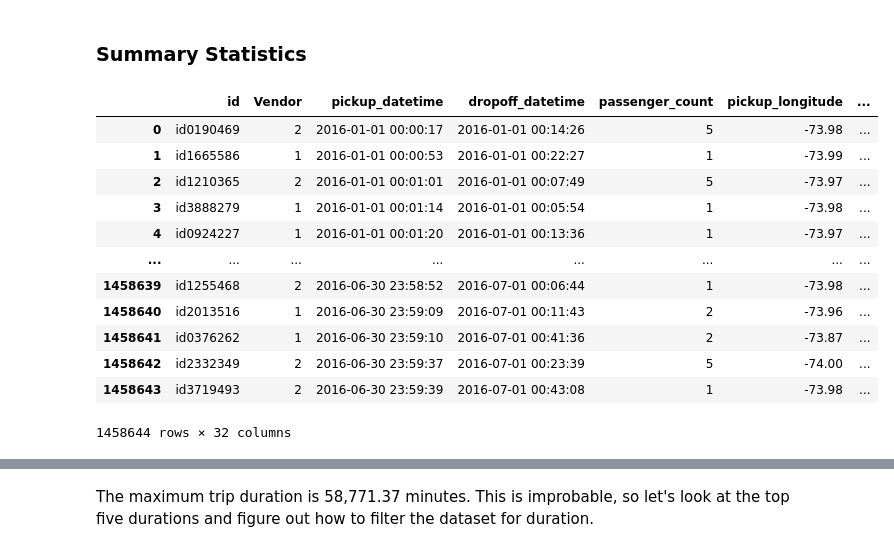
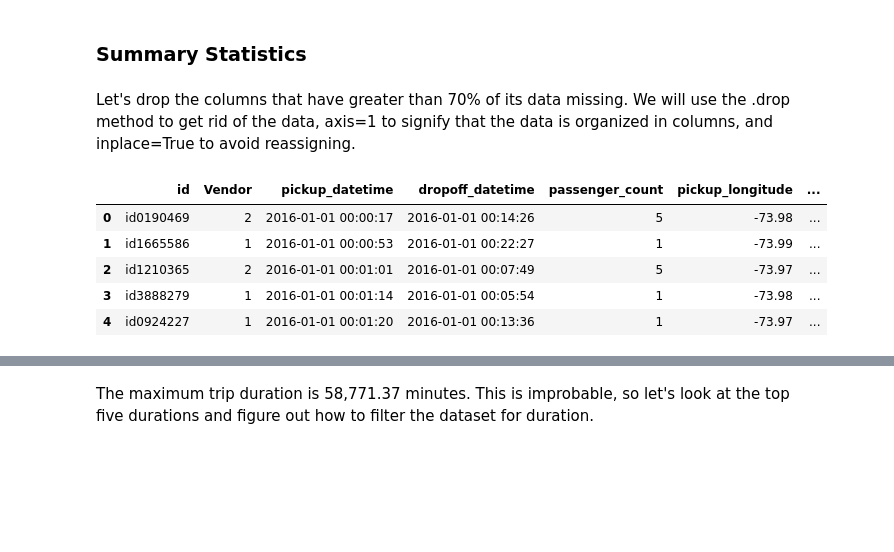
Before and after one commit to jrisdana/CapstoneTwo, a Jupyter notebook: Notebooks/NYC Taxi Duration Data Wrangling.ipynb, the cells around one changed output, grey strips where cells are left out. Saved outputs shown, nothing was run; the diff lists cells and outputs as text; code cells hidden in the pictures; blank space fills up the shorter version.

```diff
--- a/Notebooks/NYC Taxi Duration Data Wrangling.ipynb
+++ b/Notebooks/NYC Taxi Duration Data Wrangling.ipynb
@@ -423,32 +369,24 @@ There are only missing values in the weather dataset. The mix of no missing valu
 We can try to impute missing values for Wind Speed, Visibility, Pressure, Humidity, Dewpoint and Temperature using characteristics of the dataset such as the time of month and the conditions recorded.
 # %% [markdown]
 ### Summary Statistics
+# %% [markdown]
+Let's drop the columns that have greater than 70% of its data missing. We will use the .drop method to get rid of the data, axis=1 to signify that the data is organized in columns, and inplace=True to avoid reassigning.
 # %%
-# Use .drop method, axis = 1(columns), use inplace=True to avoid reassigning.
-# Drop all from Wind Chill to Precipitation
-## Also drop both Wind Gust columns
 merged_df.drop(columns = ['WindGust_mph',
                           'WindGust_kph',
                           'HeatIndex_F',
                           'HeatIndex_C',
                           'Precipitation_inches',
                           'Precipitation_mm',
                          'WindChill_C',
                          'WindChill_F'],
               axis = 1,
               inplace = True)
-merged_df
+merged_df.head(5)
 # %% [output]
 |  | id | Vendor | pickup_datetime | dropoff_datetime | passenger_count | pickup_longitude | ... |
 | 0 | id0190469 | 2 | 2016-01-01 00:00:17 | 2016-01-01 00:14:26 | 5 | -73.98 | ... |
 | 1 | id1665586 | 1 | 2016-01-01 00:00:53 | 2016-01-01 00:22:27 | 1 | -73.99 | ... |
 | 2 | id1210365 | 2 | 2016-01-01 00:01:01 | 2016-01-01 00:07:49 | 5 | -73.97 | ... |
 | 3 | id3888279 | 1 | 2016-01-01 00:01:14 | 2016-01-01 00:05:54 | 1 | -73.98 | ... |
 | 4 | id0924227 | 1 | 2016-01-01 00:01:20 | 2016-01-01 00:13:36 | 1 | -73.97 | ... |
-| ... | ... | ... | ... | ... | ... | ... | ... |
-| 1458639 | id1255468 | 2 | 2016-06-30 23:58:52 | 2016-07-01 00:06:44 | 1 | -73.98 | ... |
-| 1458640 | id2013516 | 1 | 2016-06-30 23:59:09 | 2016-07-01 00:11:43 | 2 | -73.96 | ... |
-| 1458641 | id0376262 | 1 | 2016-06-30 23:59:10 | 2016-07-01 00:41:36 | 2 | -73.87 | ... |
-| 1458642 | id2332349 | 2 | 2016-06-30 23:59:37 | 2016-07-01 00:23:39 | 5 | -74.00 | ... |
-| 1458643 | id3719493 | 2 | 2016-06-30 23:59:39 | 2016-07-01 00:43:08 | 1 | -73.98 | ... |
-1458644 rows × 32 columns
```
Also changed, not shown: parts of 37 cells of this notebook, 3 other files.
